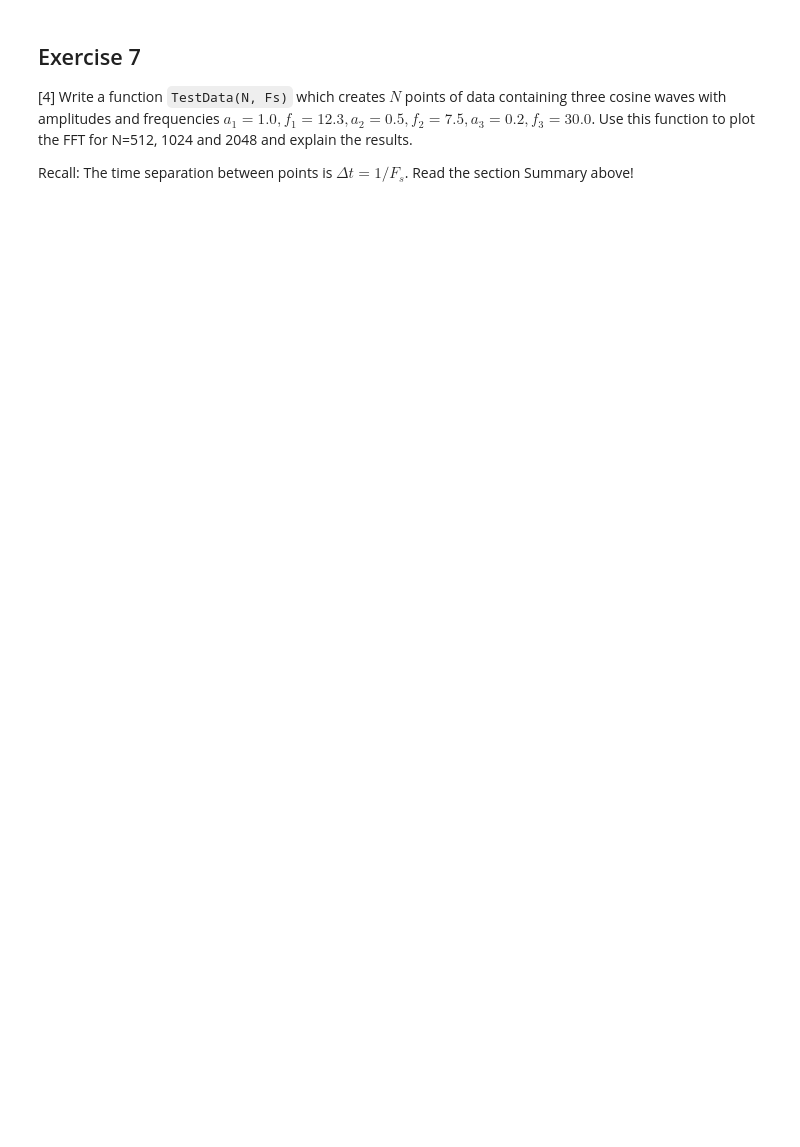
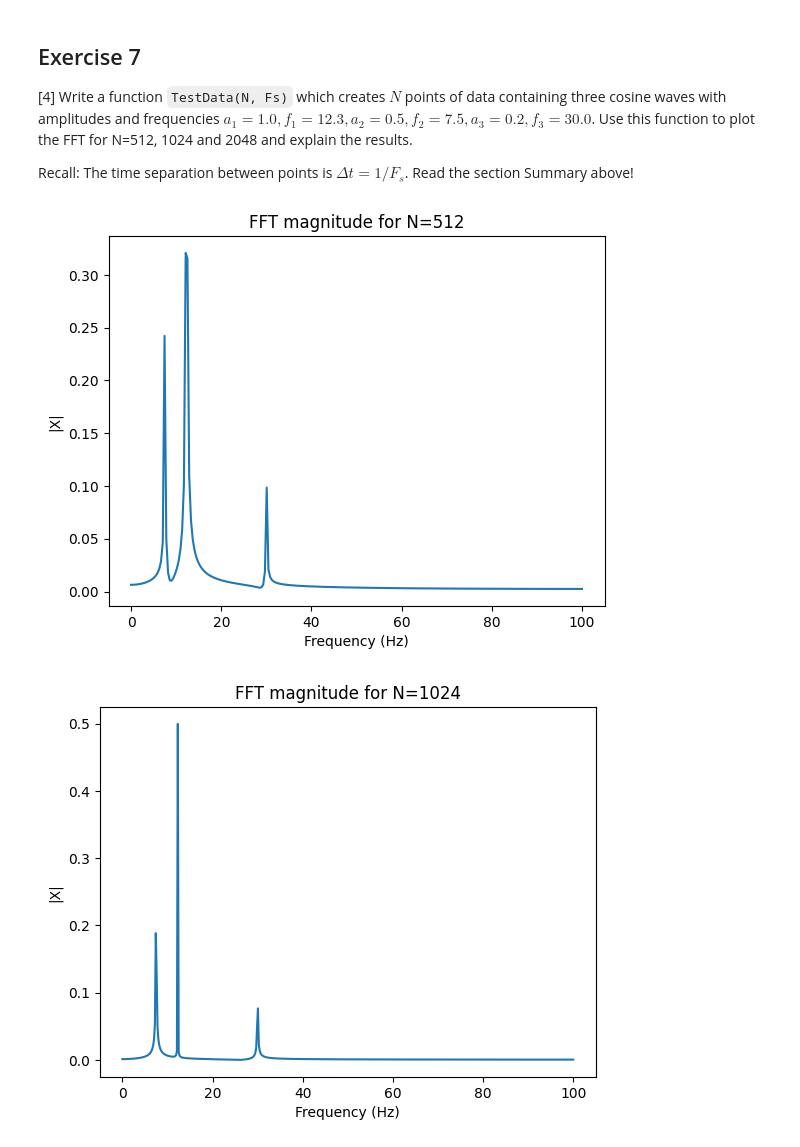
Before and after one commit to PX2145-2025/week-10-b-beckylorden, a Jupyter notebook: FFT.ipynb, the cells around one changed output. Saved outputs shown, nothing was run; the diff lists cells and outputs as text; code cells hidden in the pictures; blank space fills up the shorter version.

```diff
--- a/FFT.ipynb
+++ b/FFT.ipynb
@@ -575,3 +588,67 @@ plt.plot(freq, np.angle(X))
 [4] Write a function `TestData(N, Fs)` which creates $N$ points of data containing three cosine waves with amplitudes and frequencies $a_1 = 1.0, f_1 = 12.3, a_2 = 0.5, f_2 = 7.5, a_3 = 0.2, f_3 = 30.0$. Use this function to plot the FFT for N=512, 1024 and 2048 and explain the results.
 
  Recall: The time separation between points is $\Delta t = 1/F_s$. Read the section Summary above!
+# %%
+def Spectrum1(x, Fs):
+    '''
+    One-sided amplitude spectrum of x(t).
+    '''
+    N = len(x) # length of the signal
+    frq = (float(Fs)/N)*np.arange(0, N/2+1) # one-sided frequency range
+    X = fft(x)/N # fft computing and normalization
+    X = X[0:N//2+1] # take just positive values
+    # (in python3, // ensures integer division)
+
+    # frq is array of actual frequencies
+    # X is complex array of amplitudes
+    return frq , X
+
+def TestData(N, Fs):
+    """
+    Generate N points of data with:
+        a1=1.0   f1=12.3 Hz
+        a2=0.5   f2=7.5 Hz
+        a3=0.2   f3=30.0 Hz
+    """
+    t = np.arange(N) / Fs
+    a1, f1 = 1.0, 12.3
+    a2, f2 = 0.5, 7.5
+    a3, f3 = 0.2, 30.0
+
+    x = a1*np.cos(2*np.pi*f1*t) \
+      + a2*np.cos(2*np.pi*f2*t) \
+      + a3*np.cos(2*np.pi*f3*t)
+
+    return x
+
+Fs = 200
+
+#plotting for N 512
+x = TestData(512, Fs)
+frq, X = Spectrum1(x, Fs)
+plt.plot(frq, np.abs(X))
+plt.title(f"FFT magnitude for N=512")
+plt.xlabel("Frequency (Hz)")
+plt.ylabel("|X|")
+plt.show()
+
+#plotting for N 1024
+x2 = TestData(1024, Fs)
+frq, X = Spectrum1(x2, Fs)
+plt.plot(frq, np.abs(X))
+plt.title(f"FFT magnitude for N=1024")
+plt.xlabel("Frequency (Hz)")
+plt.ylabel("|X|")
+plt.show()
+
+#plotting for N 2048
+x3 = TestData(2048, Fs)
+frq, X = Spectrum1(x3, Fs)
+plt.plot(frq, np.abs(X))
+plt.title(f"FFT magnitude for N=2048")
+plt.xlabel("Frequency (Hz)")
+plt.ylabel("|X|")
+plt.show()
+# %% [output]
+[figure, added]
+[figure, added]
```
Also changed, not shown: parts of 6 cells of this notebook.
